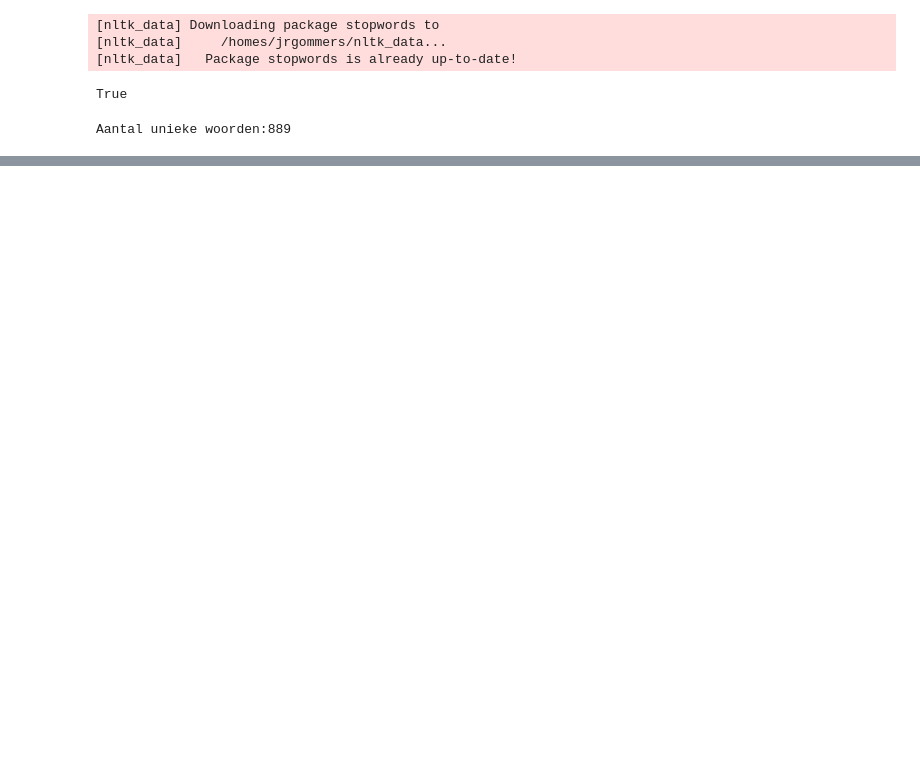
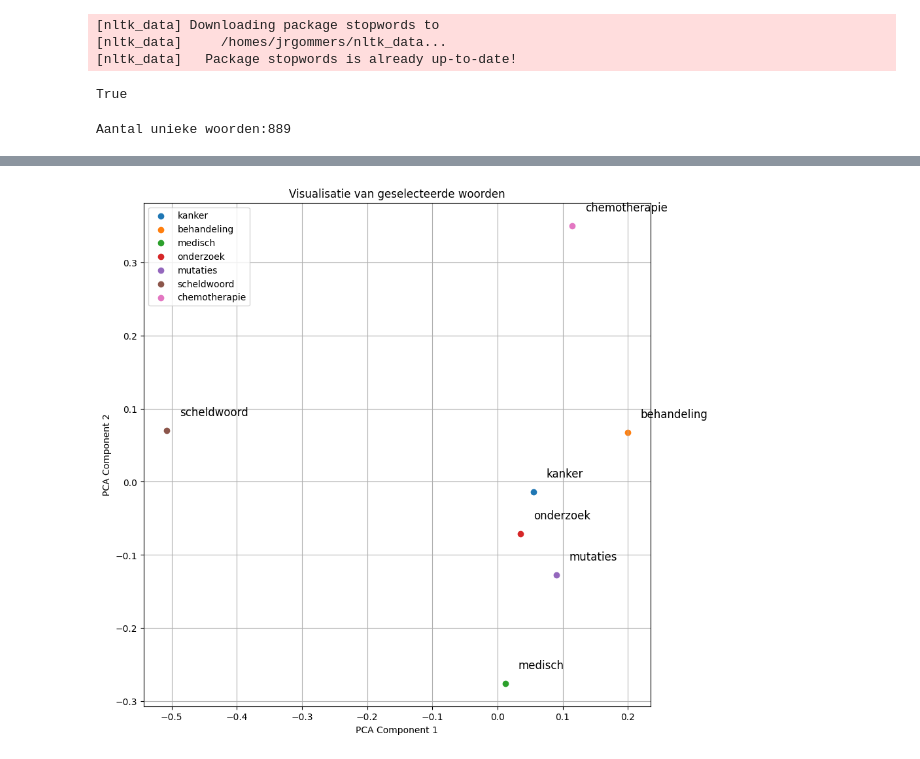
Before and after one commit to Jort20/casus_B, a Jupyter notebook: Deel_B/blackbot.ipynb, the cells around one changed output, grey strips where cells are left out. Cells and saved outputs as stored; diff of their text form; code cells hidden in the pictures; blank space fills up the shorter version.

```diff
--- a/Deel_B/blackbot.ipynb
+++ b/Deel_B/blackbot.ipynb
@@ -77,0 +75,5 @@ X_train, X_test, y_train, y_test = train_test_split(X,y, test_size=0.2 , random_
+# %%
+mlp = MLPClassifier(hidden_layer_sizes=(100,), activation='relu', solver='adam', max_iter=200)
+mlp.fit(X_train, y_train)
+
+print("Model getraind!")
@@ -77,0 +87,22 @@ X_train, X_test, y_train, y_test = train_test_split(X,y, test_size=0.2 , random_
+# %%
+import numpy as np
+from sklearn.decomposition import PCA
+import matplotlib.pyplot as plt
+
+embedding_weights = mlp.coefs_[0]
+
+
+vocab_list = vectorizer.get_feature_names_out()
+
+
+word_vector = {word: embedding_weights[i] for i, word in enumerate(vocab_list)}
+
+
+print(f"Vector voor 'kanker': {word_vector.get('kanker', 'Niet in vocab')}")
+
+
+for word in word_vector:
+    word_vector[word] = word_vector[word] / np.linalg.norm(word_vector[word])
+
+selected_words = ['kanker', 'behandeling', 'medisch', 'onderzoek','mutaties','scheldwoord','chemotherapie']
+selected_vectors = np.array([word_vector[word] for word in selected_words])
@@ -77,0 +127,20 @@ X_train, X_test, y_train, y_test = train_test_split(X,y, test_size=0.2 , random_
+# %%
+def compute_pca(vectors, n_components=2):
+    pca = PCA(n_components=n_components)
+    reduced_vectors = pca.fit_transform(vectors)
+    return reduced_vectors
+
+reduced_vectors = compute_pca(selected_vectors)
+# %%
+plt.figure(figsize=(10, 10))
+for i, word in enumerate(selected_words):
+    plt.scatter(reduced_vectors[i, 0], reduced_vectors[i, 1], label=word)
+    plt.text(reduced_vectors[i, 0] + 0.02, reduced_vectors[i, 1] + 0.02, word, fontsize=12)
+plt.title("Visualisatie van geselecteerde woorden")
+plt.xlabel("PCA Component 1")
+plt.ylabel("PCA Component 2")
+plt.legend()
+plt.grid(True)
+plt.show()
+# %% [output]
+[figure, added]
```
Also changed, not shown: parts of 5 cells of this notebook.
